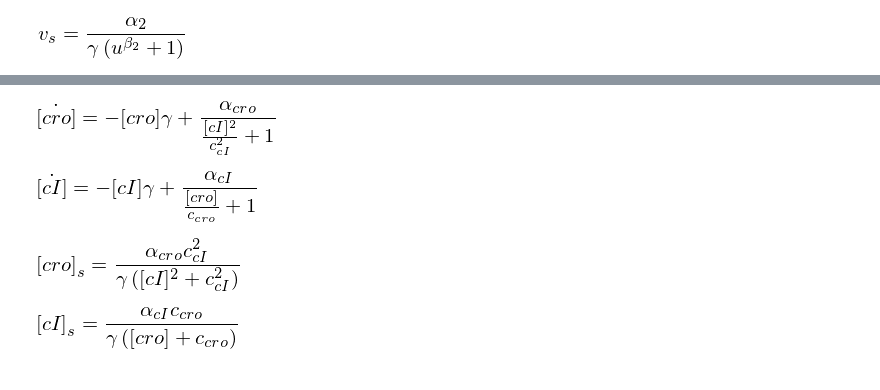
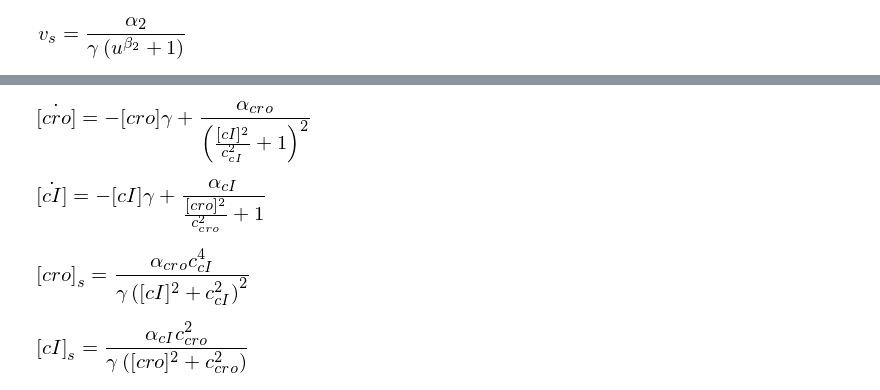
Before and after one commit to jpoles1/BIOC455, a Jupyter notebook: Report/LTM Analysis.ipynb, the cells around one changed output, grey strips where cells are left out. Cells and saved outputs as stored; diff of their text form; code cells hidden in the pictures.

```diff
--- a/Report/LTM Analysis.ipynb
+++ b/Report/LTM Analysis.ipynb
@@ -84,19 +99,19 @@ In the following analysis we will focus in upon the behaviour of the Lambda Phag
 # %%
 cro, cI, a_cro, a_cI, c_cro, c_cI, gamma, t = symbols("[cro] [cI] alpha_cro alpha_cI c_cro c_cI gamma t", positive=1)
-dot_cro = a_cro/(1+(cI/c_cI)**2) - gamma*cro
-dot_cI = a_cI/(1+(cro/c_cro)**1) - gamma*cI
+dot_cro = a_cro/(1+(cI/c_cI)**2)**2 - gamma*cro
+dot_cI = a_cI/(1+(cro/c_cro)**2) - gamma*cI
 display(Eq(Symbol("\dot{[cro]}"), dot_cro), Eq(Symbol("\dot{[cI]}"), dot_cI))
 # %% [output]
-[figure, old version]
+[figure, new version]
-[figure, old version]
+[figure, new version]
 # %%
 cro_stable = solve(dot_cro, cro)[0]
 display(Eq(Symbol("{[cro]}_s"), cro_stable))
 cI_stable = solve(dot_cI, cI)[0]
 display(Eq(Symbol("{[cI]}_s"), cI_stable))
 # %% [output]
-[figure, old version]
+[figure, new version]
-[figure, old version]
+[figure, new version]
 # %%
 output_notebook()
 def plot_stability(alpha_cro=.2, alpha_cI=.1, rep_cro=1, rep_cI=1, div_time=60):
```
Also changed, not shown: parts of 6 cells of this notebook.
